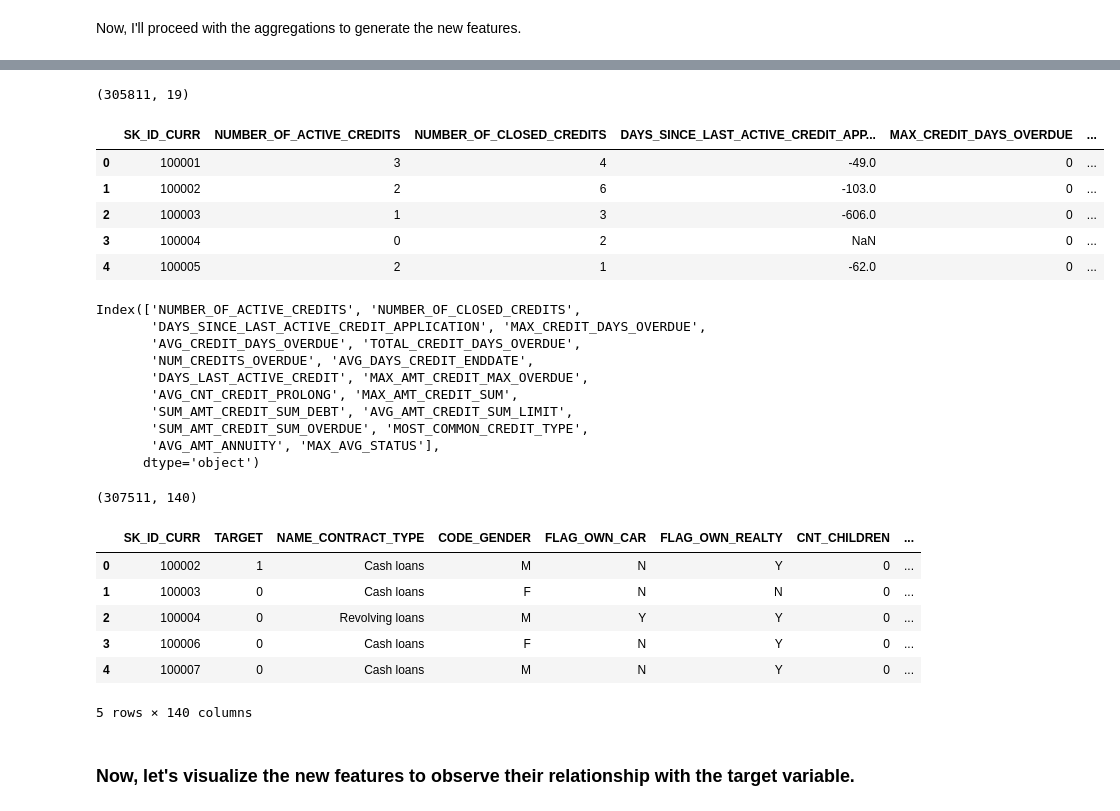
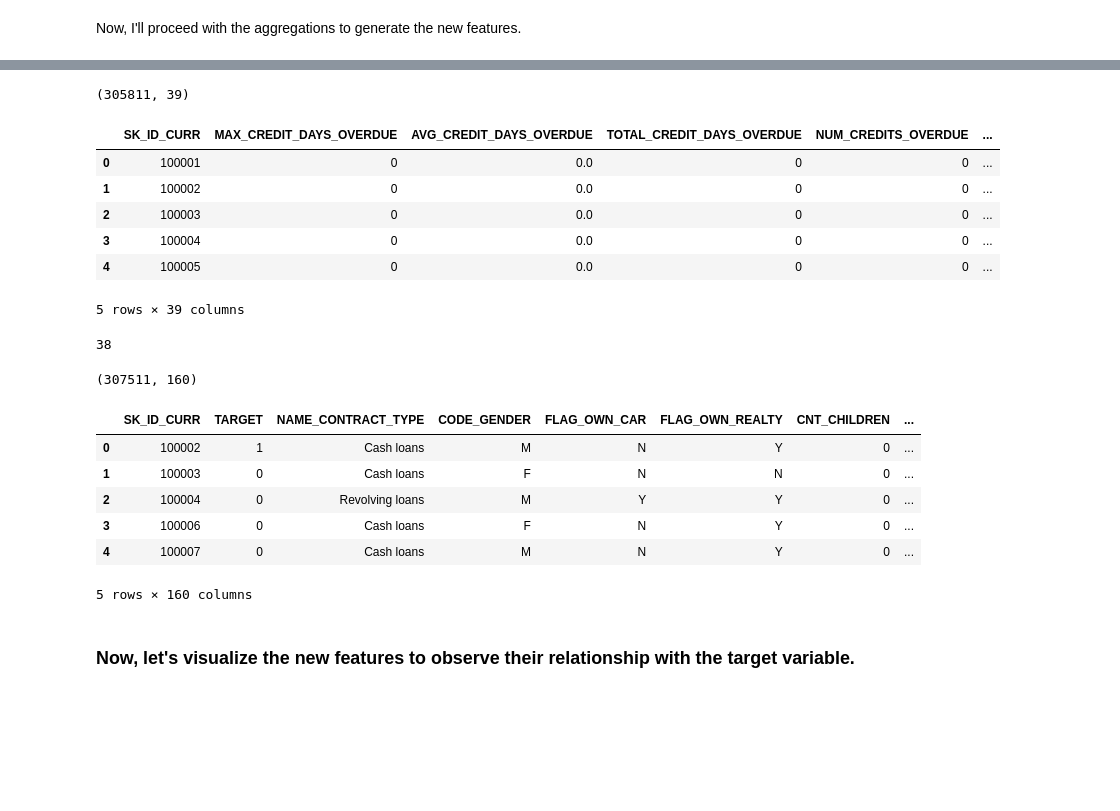
Before and after one commit to kairosilveira/credit_risk_prediction, a Jupyter notebook: analysis/eda.ipynb, the cells around one changed output, grey strips where cells are left out. Cells and saved outputs as stored; diff of their text form; code cells hidden in the pictures; blank space fills up the shorter version.

```diff
--- a/analysis/eda.ipynb
+++ b/analysis/eda.ipynb
@@ -445,0 +442,24 @@ CREDIT_ACTIVE_features = df_bureau2.groupby('SK_ID_CURR')['CREDIT_ACTIVE'].agg(
+# %%
+aggregations = {
+    'CREDIT_DAY_OVERDUE': [
+        ('MAX_CREDIT_DAYS_OVERDUE', 'max'),
+        ('AVG_CREDIT_DAYS_OVERDUE', 'mean'),
+        ('TOTAL_CREDIT_DAYS_OVERDUE', 'sum'),
+        ('NUM_CREDITS_OVERDUE', lambda x: (x != 0).sum())
+    ],
+    'DAYS_CREDIT_ENDDATE': [('AVG_DAYS_CREDIT_ENDDATE', 'mean')],
+    'DAYS_ENDDATE_FACT': [('DAYS_LAST_ACTIVE_CREDIT', 'max')],
+    'AMT_CREDIT_MAX_OVERDUE': [('MAX_AMT_CREDIT_MAX_OVERDUE', 'max')],
+    'CNT_CREDIT_PROLONG': [('AVG_CNT_CREDIT_PROLONG', 'mean')],
+    'AMT_CREDIT_SUM': [('MAX_AMT_CREDIT_SUM', 'sum')],
+    'AMT_CREDIT_SUM_DEBT': [('SUM_AMT_CREDIT_SUM_DEBT', 'sum')],
+    'AMT_CREDIT_SUM_LIMIT': [('AVG_AMT_CREDIT_SUM_LIMIT', 'mean')],
+    'AMT_CREDIT_SUM_OVERDUE': [('SUM_AMT_CREDIT_SUM_OVERDUE', 'sum')],
+    'AMT_ANNUITY': [('AVG_AMT_ANNUITY', 'mean')],
+    'AVG_STATUS': [('MAX_AVG_STATUS', 'mean')]
+}
+
+numerical_agg = df_bureau2.groupby('SK_ID_CURR').agg(aggregations)
+numerical_agg.columns = [col[1] for col in numerical_agg.columns]
+# numerical_agg.reset_index(inplace=True)
+numerical_agg.head()
@@ -445,0 +474,2 @@ CREDIT_ACTIVE_features = df_bureau2.groupby('SK_ID_CURR')['CREDIT_ACTIVE'].agg(
+# %%
+_, categorical_columns = get_column_types(df_bureau2, 2)
@@ -445,0 +479,3 @@ CREDIT_ACTIVE_features = df_bureau2.groupby('SK_ID_CURR')['CREDIT_ACTIVE'].agg(
+# %%
+categorical_agg = aggregate_categorical(df_bureau2,categorical_columns, 'SK_ID_CURR')
+categorical_agg.head()
@@ -449,7 +494,7 @@ pivot_table = df_bureau2.pivot_table(index='SK_ID_CURR',
                                                values='DAYS_CREDIT',
                                                aggfunc='max')
 pivot_table
-DAYS_CREDIT_features = pivot_table[['Active']]\
+DAYS_CREDIT_feature = pivot_table[['Active']]\
     .rename(columns={'Active': 'DAYS_SINCE_LAST_ACTIVE_CREDIT_APPLICATION'})\
-    .reset_index()\
     .rename_axis(None, axis=1) #remove index name
+DAYS_CREDIT_feature.head()
@@ -573,43 +509,35 @@ Here are brief descriptions for the features being created:
 # %%
-df_buraeu_features = pd.concat(features, axis = 1).reset_index()
+df_buraeu_features = pd.concat([numerical_agg, categorical_agg, DAYS_CREDIT_feature], axis = 1).reset_index()
 
 print(df_buraeu_features.shape)
 df_buraeu_features.head()
 # %% [output]
-(305811, 19)
+(305811, 39)
-|  | SK_ID_CURR | NUMBER_OF_ACTIVE_CREDITS | NUMBER_OF_CLOSED_CREDITS | DAYS_SINCE_LAST_ACTIVE_CREDIT_APP... | MAX_CREDIT_DAYS_OVERDUE | ... |
-| 0 | 100001 | 3 | 4 | -49.0 | 0 | ... |
-| 1 | 100002 | 2 | 6 | -103.0 | 0 | ... |
-| 2 | 100003 | 1 | 3 | -606.0 | 0 | ... |
-| 3 | 100004 | 0 | 2 | NaN | 0 | ... |
-| 4 | 100005 | 2 | 1 | -62.0 | 0 | ... |
+|  | SK_ID_CURR | MAX_CREDIT_DAYS_OVERDUE | AVG_CREDIT_DAYS_OVERDUE | TOTAL_CREDIT_DAYS_OVERDUE | NUM_CREDITS_OVERDUE | ... |
+| 0 | 100001 | 0 | 0.0 | 0 | 0 | ... |
+| 1 | 100002 | 0 | 0.0 | 0 | 0 | ... |
+| 2 | 100003 | 0 | 0.0 | 0 | 0 | ... |
+| 3 | 100004 | 0 | 0.0 | 0 | 0 | ... |
+| 4 | 100005 | 0 | 0.0 | 0 | 0 | ... |
+5 rows × 39 columns
 # %%
-new_features = df_buraeu_features.columns[1:]
-new_features
+new_features = list(df_buraeu_features.columns[1:])
+len(new_features)
 # %% [output]
-Index(['NUMBER_OF_ACTIVE_CREDITS', 'NUMBER_OF_CLOSED_CREDITS',
-       'DAYS_SINCE_LAST_ACTIVE_CREDIT_APPLICATION', 'MAX_CREDIT_DAYS_OVERDUE',
-       'AVG_CREDIT_DAYS_OVERDUE', 'TOTAL_CREDIT_DAYS_OVERDUE',
-       'NUM_CREDITS_OVERDUE', 'AVG_DAYS_CREDIT_ENDDATE',
-       'DAYS_LAST_ACTIVE_CREDIT', 'MAX_AMT_CREDIT_MAX_OVERDUE',
-       'AVG_CNT_CREDIT_PROLONG', 'MAX_AMT_CREDIT_SUM',
-       'SUM_AMT_CREDIT_SUM_DEBT', 'AVG_AMT_CREDIT_SUM_LIMIT',
-       'SUM_AMT_CREDIT_SUM_OVERDUE', 'MOST_COMMON_CREDIT_TYPE',
-       'AVG_AMT_ANNUITY', 'MAX_AVG_STATUS'],
-      dtype='object')
+38
 # %%
-df_new_train = df_application_train.merge(df_buraeu_features, how='left')
-print(df_new_train.shape)
-df_new_train.head()
+df_train = df_application_train.merge(df_buraeu_features, how='left')
+print(df_train.shape)
+df_train.head()
 # %% [output]
-(307511, 140)
+(307511, 160)
 |  | SK_ID_CURR | TARGET | NAME_CONTRACT_TYPE | CODE_GENDER | FLAG_OWN_CAR | FLAG_OWN_REALTY | CNT_CHILDREN | ... |
 | 0 | 100002 | 1 | Cash loans | M | N | Y | 0 | ... |
 | 1 | 100003 | 0 | Cash loans | F | N | N | 0 | ... |
 | 2 | 100004 | 0 | Revolving loans | M | Y | Y | 0 | ... |
 | 3 | 100006 | 0 | Cash loans | F | N | Y | 0 | ... |
 | 4 | 100007 | 0 | Cash loans | M | N | Y | 0 | ... |
-5 rows × 140 columns
+5 rows × 160 columns
 # %% [markdown]
 ### Now, let's visualize the new features to observe their relationship with the target variable.
 # %%
```
Also changed, not shown: parts of 66 cells of this notebook, 4 other files.
